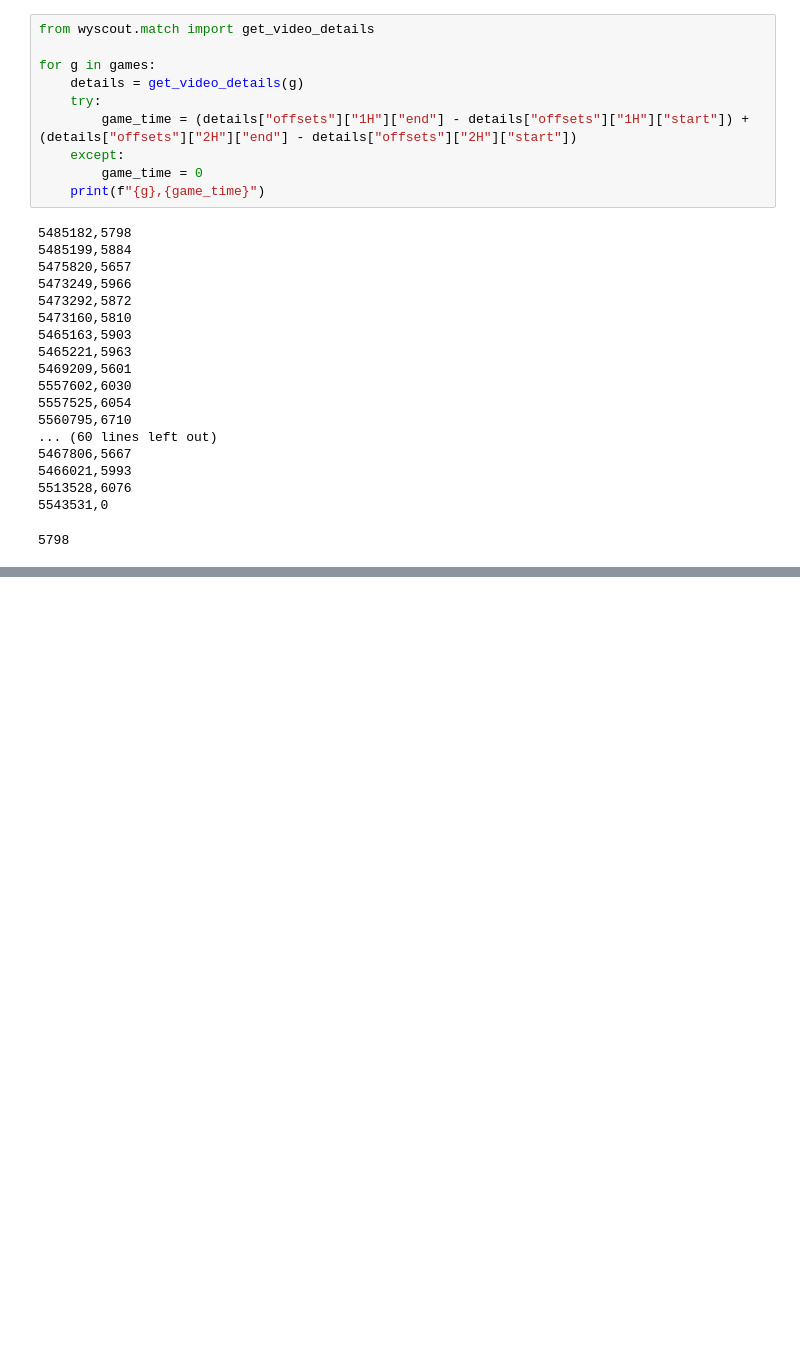
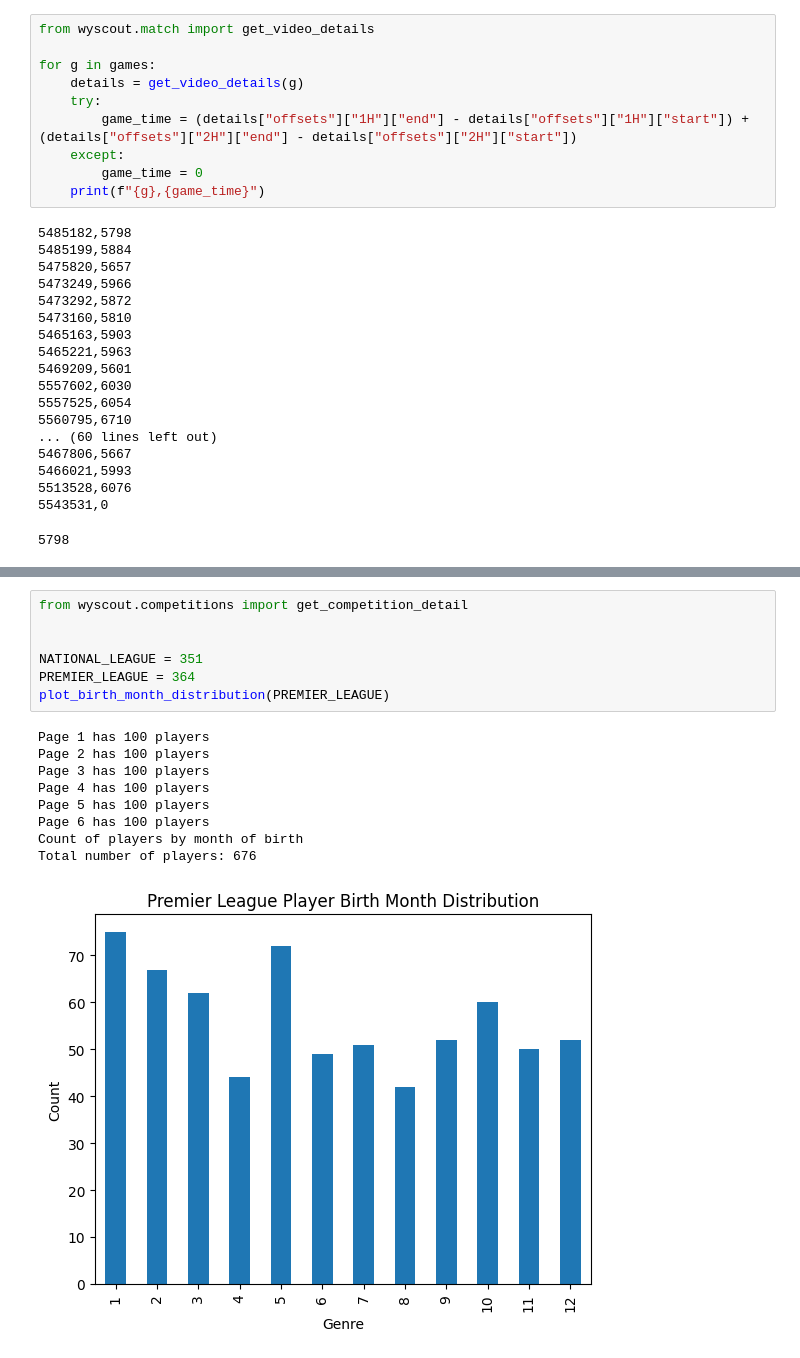
Before and after one commit to c-m-hunt/sufc_stats, a Jupyter notebook: notebooks/misc.ipynb, the cells around one changed output, grey strips where cells are left out. Saved outputs shown, nothing was run; the diff lists cells and outputs as text; blank space fills up the shorter version.

```diff
--- a/notebooks/misc.ipynb
+++ b/notebooks/misc.ipynb
@@ -302,0 +429,17 @@ for g in games:
+# %%
+from wyscout.competitions import get_competition_detail
+
+
+NATIONAL_LEAGUE = 351
+PREMIER_LEAGUE = 364
+plot_birth_month_distribution(PREMIER_LEAGUE)
+# %% [output]
+Page 1 has 100 players
+Page 2 has 100 players
+Page 3 has 100 players
+Page 4 has 100 players
+Page 5 has 100 players
+Page 6 has 100 players
+Count of players by month of birth
+Total number of players: 676
+[figure, added]
```
Also changed, not shown: parts of 13 cells of this notebook, 16 other files.
